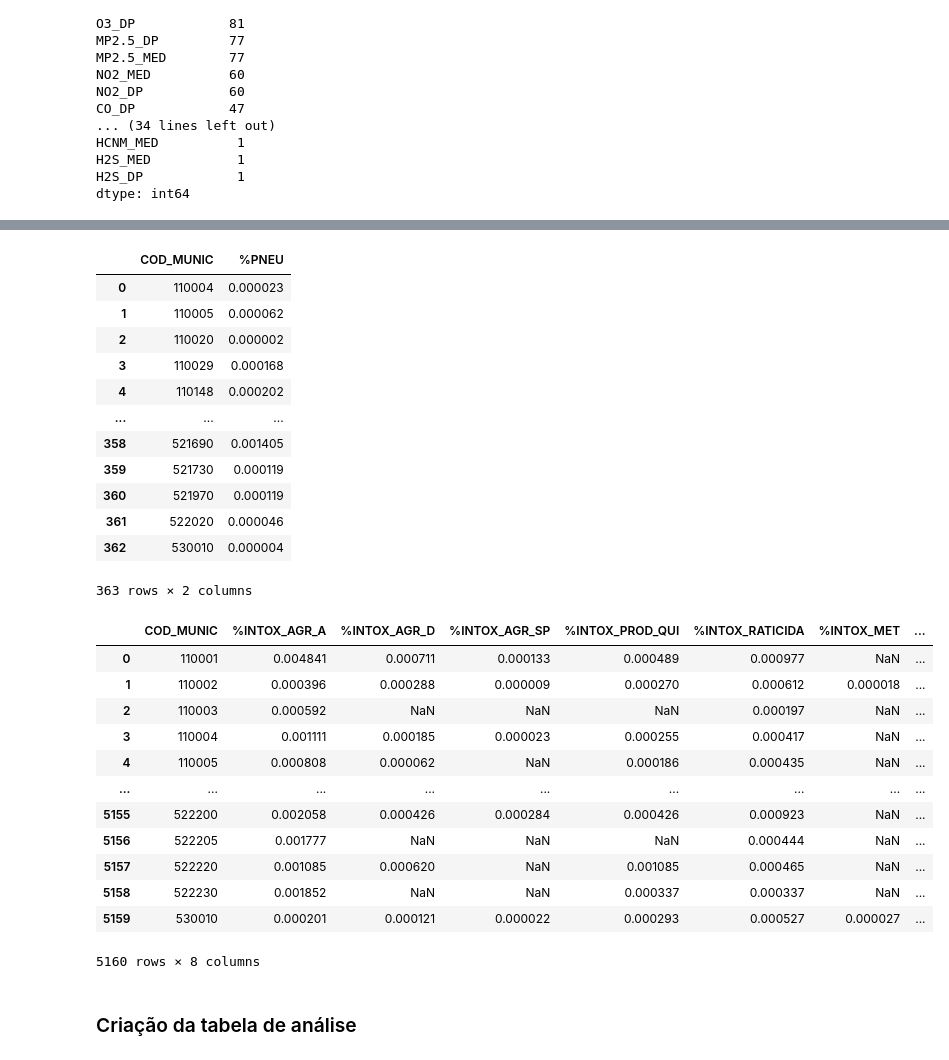
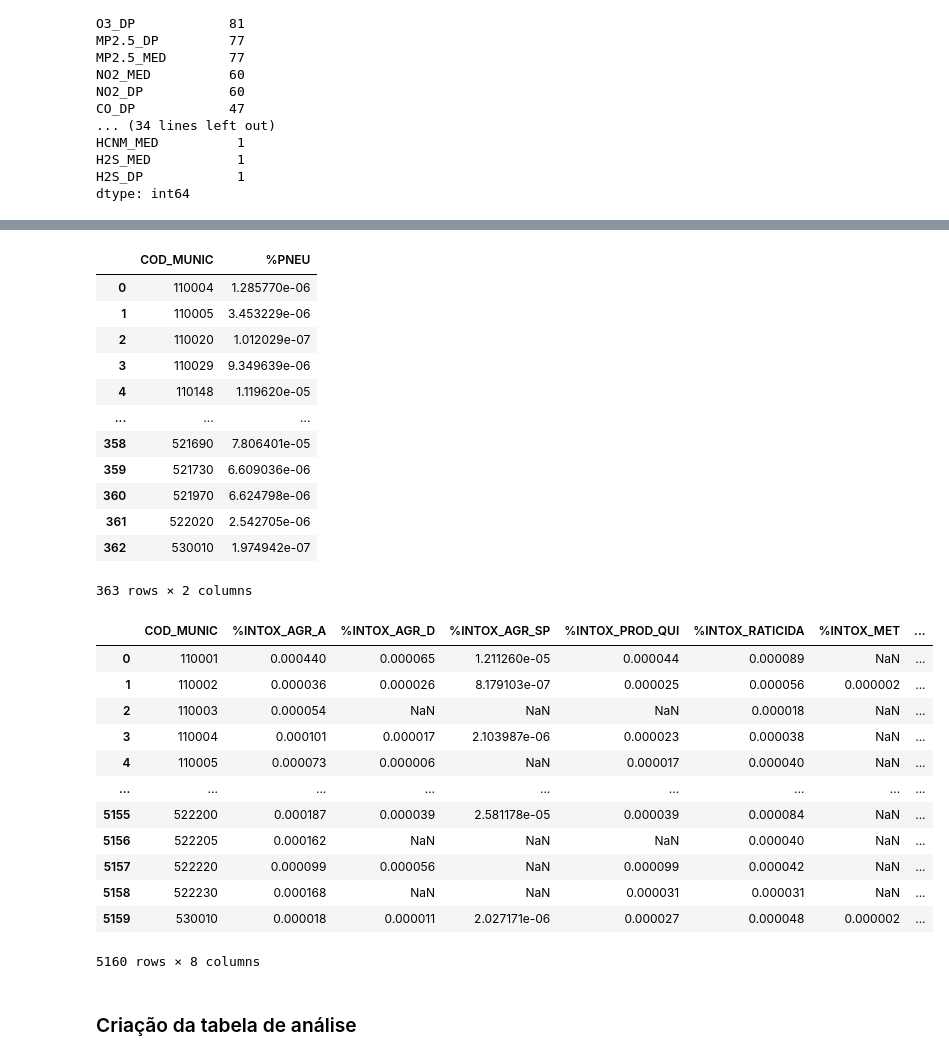
Before and after one commit to GiorussoP/TP2-BD-UFMG, a Jupyter notebook: AnalisesParciais/analise2.ipynb, the cells around one changed output, grey strips where cells are left out. Drawn from its saved outputs; the diff is of its cells as text; code cells hidden in the pictures.

```diff
--- a/analise2.ipynb
+++ b/AnalisesParciais/analise2.ipynb
@@ -89,13 +89,3 @@ Foi feita a conferência dos dados antes do carregamento, mas por via das dúvid
-# %%
-asma =          asma.drop_duplicates()
-estacoes =      estacoes.drop_duplicates()
-influenza =     influenza.drop_duplicates()
-municipios =    municipios.drop_duplicates()
-intoxicacoes =  intoxicacoes.drop_duplicates()
-pneumo =        pneumo.drop_duplicates()
-populacao =     populacao.drop_duplicates()
-meningite =     meningite.drop_duplicates()
-qualidade_ar =  qualidade_ar.drop_duplicates()
 # %% [markdown]
 ### A tabela de qualidade do ar:
 A tabela de qualidade do ar foi completamente reorganizada:
@@ -208,61 +198,61 @@ inc_meningite
 2553 rows × 2 columns
 # %%
 aux = pd.merge(populacao,pneumo)
-aux['%PNEU'] = aux['NOTIFICACOES'] / aux['POP']
+aux['%PNEU'] = (aux['NOTIFICACOES']/18) / aux['POP']
 inc_pneu = aux[['COD_MUNIC','%PNEU']]
 
 inc_pneu
 # %% [output]
 |  | COD_MUNIC | %PNEU |
-| 0 | 110004 | 0.000023 |
-| 1 | 110005 | 0.000062 |
-| 2 | 110020 | 0.000002 |
-| 3 | 110029 | 0.000168 |
-| 4 | 110148 | 0.000202 |
+| 0 | 110004 | 1.285770e-06 |
+| 1 | 110005 | 3.453229e-06 |
+| 2 | 110020 | 1.012029e-07 |
+| 3 | 110029 | 9.349639e-06 |
+| 4 | 110148 | 1.119620e-05 |
 | ... | ... | ... |
-| 358 | 521690 | 0.001405 |
-| 359 | 521730 | 0.000119 |
-| 360 | 521970 | 0.000119 |
-| 361 | 522020 | 0.000046 |
-| 362 | 530010 | 0.000004 |
+| 358 | 521690 | 7.806401e-05 |
+| 359 | 521730 | 6.609036e-06 |
+| 360 | 521970 | 6.624798e-06 |
+| 361 | 522020 | 2.542705e-06 |
+| 362 | 530010 | 1.974942e-07 |
 363 rows × 2 columns
 # %%
 aux = pd.merge(populacao,intoxicacoes)
 
-aux['%INTOX_AGR_A'] = aux['AGROTOXICO_AGRICOLA'] / aux['POP']
-aux['%INTOX_AGR_D'] = aux['AGROTOXICO_DOMESTICO'] / aux['POP']
-aux['%INTOX_AGR_SP'] = aux['AGROTOXICO_SAUDE_PUBLICA'] / aux['POP']
+aux['%INTOX_AGR_A'] = (aux['AGROTOXICO_AGRICOLA']/11) / aux['POP']
+aux['%INTOX_AGR_D'] = (aux['AGROTOXICO_DOMESTICO']/11) / aux['POP']
+aux['%INTOX_AGR_SP'] = (aux['AGROTOXICO_SAUDE_PUBLICA']/11) / aux['POP']
 
-aux['%INTOX_PROD_QUI'] = aux['PROD_QUIMICO'] / aux['POP']
+aux['%INTOX_PROD_QUI'] = (aux['PROD_QUIMICO']/11) / aux['POP']
 
-aux['%INTOX_RATICIDA'] = aux['RATICIDA'] / aux['POP']
+aux['%INTOX_RATICIDA'] = (aux['RATICIDA']/11) / aux['POP']
 
-aux['%INTOX_MET'] = aux['METAL'] / aux['POP']
+aux['%INTOX_MET'] = (aux['METAL']/11) / aux['POP']
 
-aux['%INTOX_GERAL'] = (     aux['AGROTOXICO_AGRICOLA']
+aux['%INTOX_GERAL'] = ((     aux['AGROTOXICO_AGRICOLA']
                        +    aux['AGROTOXICO_DOMESTICO']
                        +    aux['AGROTOXICO_SAUDE_PUBLICA']
                        +    aux['PROD_QUIMICO']
                        +    aux['RATICIDA']
                        +    aux['METAL']
-) / aux['POP']
+)/11) / aux['POP']
 
 inc_intox = aux[['COD_MUNIC','%INTOX_AGR_A','%INTOX_AGR_D','%INTOX_AGR_SP','%INTOX_PROD_QUI','%INTOX_RATICIDA','%INTOX_MET','%INTOX_GERAL']]
 
 inc_intox
 # %% [output]
 |  | COD_MUNIC | %INTOX_AGR_A | %INTOX_AGR_D | %INTOX_AGR_SP | %INTOX_PROD_QUI | %INTOX_RATICIDA | %INTOX_MET | ... |
-| 0 | 110001 | 0.004841 | 0.000711 | 0.000133 | 0.000489 | 0.000977 | NaN | ... |
-| 1 | 110002 | 0.000396 | 0.000288 | 0.000009 | 0.000270 | 0.000612 | 0.000018 | ... |
-| 2 | 110003 | 0.000592 | NaN | NaN | NaN | 0.000197 | NaN | ... |
-| 3 | 110004 | 0.001111 | 0.000185 | 0.000023 | 0.000255 | 0.000417 | NaN | ... |
-| 4 | 110005 | 0.000808 | 0.000062 | NaN | 0.000186 | 0.000435 | NaN | ... |
+| 0 | 110001 | 0.000440 | 0.000065 | 1.211260e-05 | 0.000044 | 0.000089 | NaN | ... |
+| 1 | 110002 | 0.000036 | 0.000026 | 8.179103e-07 | 0.000025 | 0.000056 | 0.000002 | ... |
+| 2 | 110003 | 0.000054 | NaN | NaN | NaN | 0.000018 | NaN | ... |
+| 3 | 110004 | 0.000101 | 0.000017 | 2.103987e-06 | 0.000023 | 0.000038 | NaN | ... |
+| 4 | 110005 | 0.000073 | 0.000006 | NaN | 0.000017 | 0.000040 | NaN | ... |
 | ... | ... | ... | ... | ... | ... | ... | ... | ... |
-| 5155 | 522200 | 0.002058 | 0.000426 | 0.000284 | 0.000426 | 0.000923 | NaN | ... |
-| 5156 | 522205 | 0.001777 | NaN | NaN | NaN | 0.000444 | NaN | ... |
-| 5157 | 522220 | 0.001085 | 0.000620 | NaN | 0.001085 | 0.000465 | NaN | ... |
-| 5158 | 522230 | 0.001852 | NaN | NaN | 0.000337 | 0.000337 | NaN | ... |
-| 5159 | 530010 | 0.000201 | 0.000121 | 0.000022 | 0.000293 | 0.000527 | 0.000027 | ... |
+| 5155 | 522200 | 0.000187 | 0.000039 | 2.581178e-05 | 0.000039 | 0.000084 | NaN | ... |
+| 5156 | 522205 | 0.000162 | NaN | NaN | NaN | 0.000040 | NaN | ... |
+| 5157 | 522220 | 0.000099 | 0.000056 | NaN | 0.000099 | 0.000042 | NaN | ... |
+| 5158 | 522230 | 0.000168 | NaN | NaN | 0.000031 | 0.000031 | NaN | ... |
+| 5159 | 530010 | 0.000018 | 0.000011 | 2.027171e-06 | 0.000027 | 0.000048 | 0.000002 | ... |
 5160 rows × 8 columns
 # %% [markdown]
 ### Criação da tabela de análise
```
Also changed, not shown: parts of 9 cells of this notebook, 17 other files.
